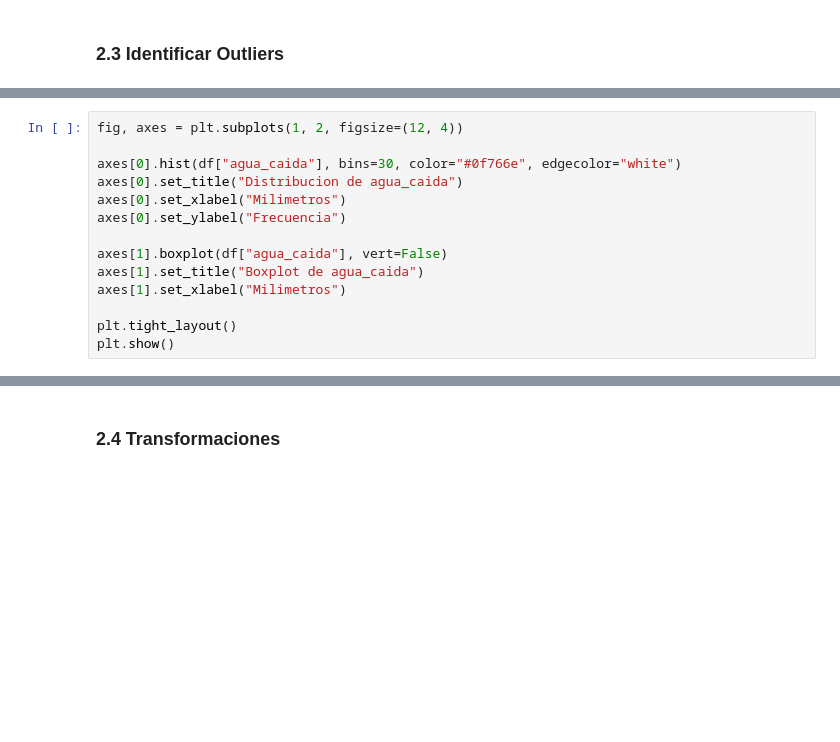
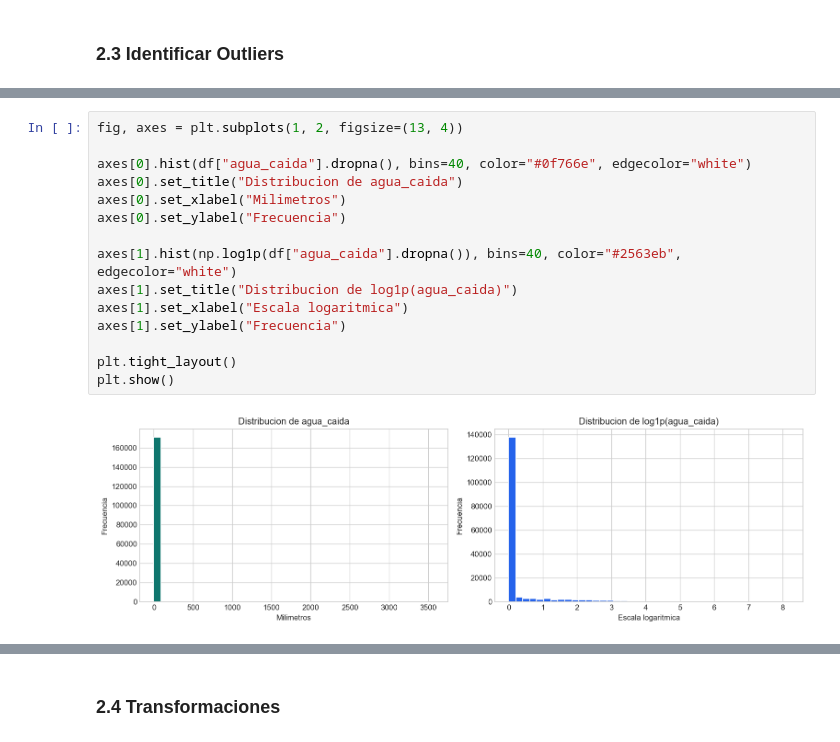
Before and after one commit to 4mnesia/DataMining, a Jupyter notebook: DataMining.ipynb, the cells around one changed output, grey strips where cells are left out. Drawn from its saved outputs; the diff is of its cells as text; blank space fills up the shorter version.

```diff
--- a/DataMining.ipynb
+++ b/DataMining.ipynb
@@ -209,15 +430,18 @@ display(extremos_lluvia)
 # %%
-fig, axes = plt.subplots(1, 2, figsize=(12, 4))
+fig, axes = plt.subplots(1, 2, figsize=(13, 4))
 
-axes[0].hist(df["agua_caida"], bins=30, color="#0f766e", edgecolor="white")
+axes[0].hist(df["agua_caida"].dropna(), bins=40, color="#0f766e", edgecolor="white")
 axes[0].set_title("Distribucion de agua_caida")
 axes[0].set_xlabel("Milimetros")
 axes[0].set_ylabel("Frecuencia")
 
-axes[1].boxplot(df["agua_caida"], vert=False)
-axes[1].set_title("Boxplot de agua_caida")
-axes[1].set_xlabel("Milimetros")
+axes[1].hist(np.log1p(df["agua_caida"].dropna()), bins=40, color="#2563eb", edgecolor="white")
+axes[1].set_title("Distribucion de log1p(agua_caida)")
+axes[1].set_xlabel("Escala logaritmica")
+axes[1].set_ylabel("Frecuencia")
 
 plt.tight_layout()
 plt.show()
+# %% [output]
+[figure, added]
 # %%
```
Also changed, not shown: parts of 110 cells of this notebook.
